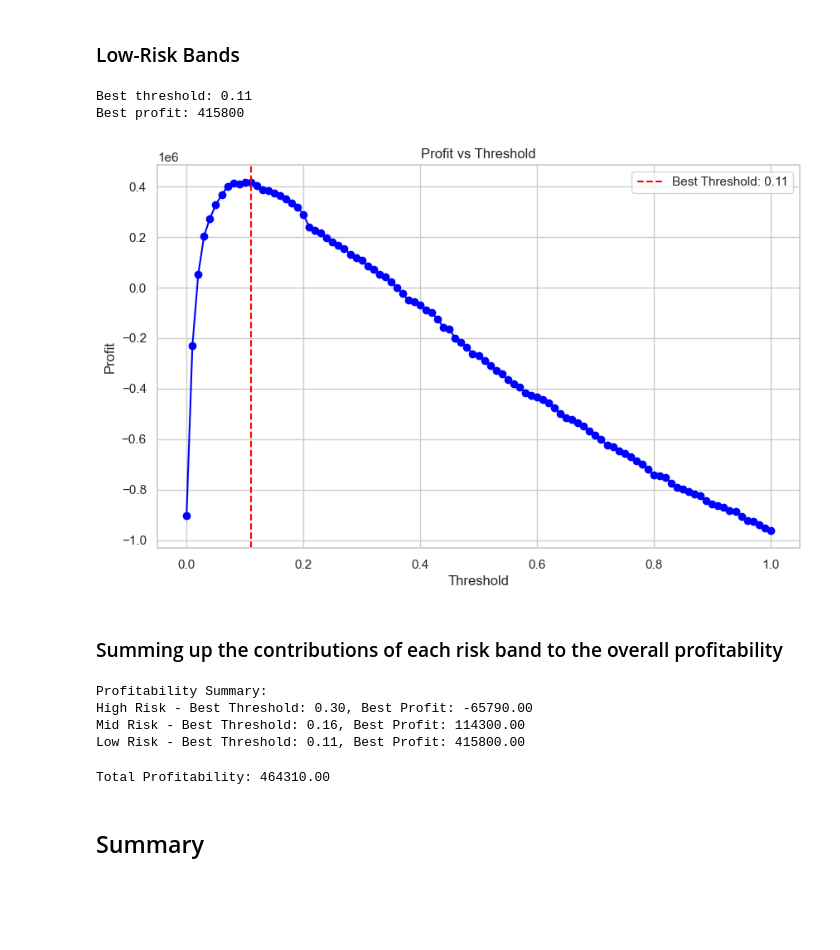
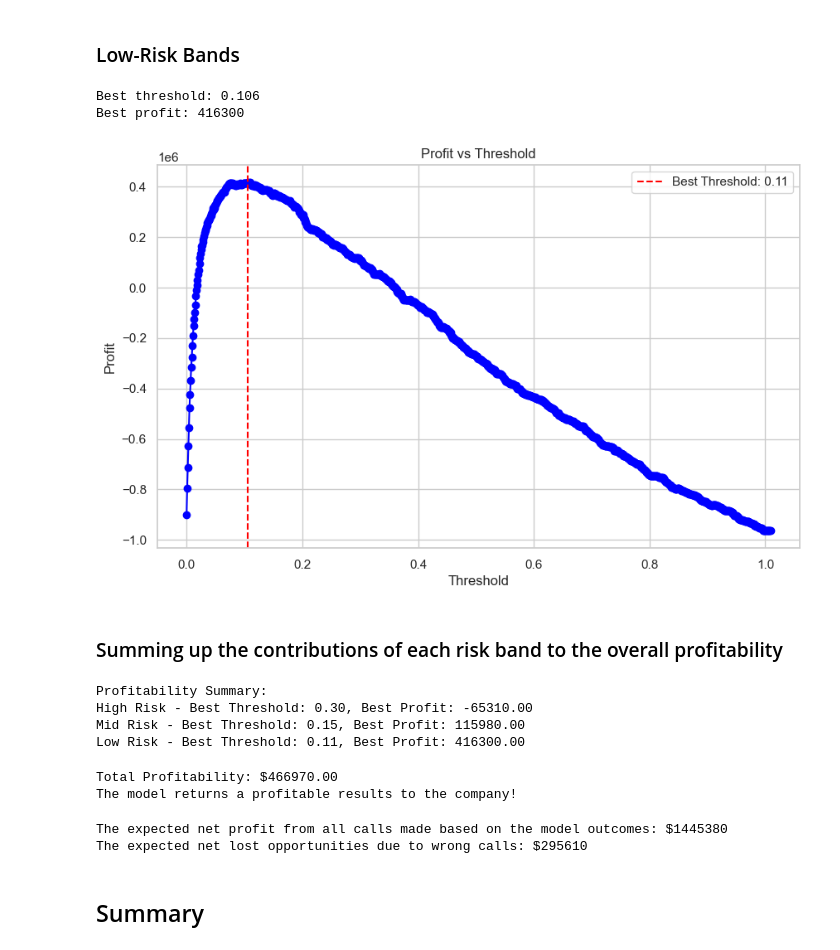
Before and after one commit to rickyjcg22/sales_success_prediction, a Jupyter notebook: model_logreg.ipynb, the cells around one changed output. Drawn from its saved outputs; the diff is of its cells as text; code cells hidden in the pictures; blank space fills up the shorter version.

```diff
--- a/model_logreg.ipynb
+++ b/model_logreg.ipynb
@@ -206,8 +289,10 @@ Accuracy Score for Best Model: 0.8537
 ### High-Risk Bands
 # %%
 # Setting up thresholds and profit placeholder
-thresholds = np.arange(0.0, 1.01, 0.01)
+thresholds = np.arange(0.0, 1.01, 0.001)
 profits_high = []
+tp_at_best_high = []
+fn_at_best_high = []
 
 # Defining a profit function for high-risk customers
 for t in thresholds:
@@ -226,6 +311,8 @@ for t in thresholds:
 
     profit = (TP * tp_gain) - (FP * fp_cost) - (FN * fn_cost)
     profits_high.append(profit)
+    tp_at_best_high.append(TP)
+    fn_at_best_high.append(FN)
 
 best_idx_high = np.argmax(profits_high)
 best_threshold_high = thresholds[best_idx_high]
@@ -252,8 +342,10 @@ Best profit: -65790
 ### Medium-Risk Bands
 # %%
 # Setting up thresholds and profit placeholder
-thresholds = np.arange(0.0, 1.01, 0.01)
+thresholds = np.arange(0.0, 1.01, 0.001)
 profits_mid = []
+tp_at_best_mid = []
+fn_at_best_mid = []
 
 # Defining a profit function for high-risk customers
 for t in thresholds:
@@ -272,6 +364,8 @@ for t in thresholds:
 
     profit = (TP * tp_gain) - (FP * fp_cost) - (FN * fn_cost)
     profits_mid.append(profit)
+    tp_at_best_mid.append(TP)
+    fn_at_best_mid.append(FN)
 
 best_idx_mid = np.argmax(profits_mid)
 best_threshold_mid = thresholds[best_idx_mid]
@@ -283,7 +377,7 @@ print(f'Best profit: {best_profit}')
 # Plotting profit vs threshold
 plt.figure(figsize=(10, 6))
 plt.plot(thresholds, profits_mid, marker='o', color='blue')
-plt.axvline(x=best_threshold, color='red', linestyle='--', label=f'Best Threshold: {best_threshold_mid:.2f}')
+plt.axvline(x=best_threshold_mid, color='red', linestyle='--', label=f'Best Threshold: {best_threshold_mid:.2f}')
 plt.title('Profit vs Threshold')
 plt.xlabel('Threshold')
 plt.ylabel('Profit')
@@ -298,8 +395,10 @@ Best profit: 114300
 ### Low-Risk Bands
 # %%
 # Setting up thresholds and profit placeholder
-thresholds = np.arange(0.0, 1.01, 0.01)
+thresholds = np.arange(0.0, 1.01, 0.001)
 profits_low = []
+tp_at_best_low = []
+fn_at_best_low = []
 
 # Defining a profit function for high-risk customers
 for t in thresholds:
@@ -310,33 +409,35 @@ for t in thresholds:
     # Example: Profit = (TP * profit_per_positive) - (FP * cost_per_false_positive) - (FN * cost_per_false_negative)
     tp_gain = 1225  # Example profit for true positives
     fp_cost = 300  # Example cost for false positives
     fn_cost = tp_gain  # Example cost for false negatives
 
     TP = cm_thresholded[1, 1]
     FP = cm_thresholded[0, 1]
     FN = cm_thresholded[1, 0]
 
     profit = (TP * tp_gain) - (FP * fp_cost) - (FN * fn_cost)
     profits_low.append(profit)
+    tp_at_best_low.append(TP)
+    fn_at_best_low.append(FN)
 
 best_idx_low = np.argmax(profits_low)
 best_threshold_low = thresholds[best_idx_low]
 best_profit = profits_low[best_idx_low]
 
 print(f'Best threshold: {best_threshold_low}')
 print(f'Best profit: {best_profit}')
 
 # Plotting profit vs threshold
 plt.figure(figsize=(10, 6))
 plt.plot(thresholds, profits_low, marker='o', color='blue')
 plt.axvline(x=best_threshold_low, color='red', linestyle='--', label=f'Best Threshold: {best_threshold_low:.2f}')
 plt.title('Profit vs Threshold')
 plt.xlabel('Threshold')
 plt.ylabel('Profit')
 plt.legend()
 plt.grid(True)
 plt.show()
 # %% [output]
-Best threshold: 0.11
-Best profit: 415800
+Best threshold: 0.106
+Best profit: 416300
-[figure, old version]
+[figure, new version]
@@ -364,9 +468,9 @@ for risk_band, metrics in profitability_summary.items():
     print(f"{risk_band} - Best Threshold: {metrics['Best Threshold']:.2f}, Best Profit: {metrics['Best Profit']:.2f}")
 # %% [output]
 Profitability Summary:
-High Risk - Best Threshold: 0.30, Best Profit: -65790.00
-Mid Risk - Best Threshold: 0.16, Best Profit: 114300.00
-Low Risk - Best Threshold: 0.11, Best Profit: 415800.00
+High Risk - Best Threshold: 0.30, Best Profit: -65310.00
+Mid Risk - Best Threshold: 0.15, Best Profit: 115980.00
+Low Risk - Best Threshold: 0.11, Best Profit: 416300.00
 # %%
 # Total Profitability Calculation
 total_profit = (
@@ -375,9 +479,29 @@ total_profit = (
     profitability_summary['Low Risk']['Best Profit']
 )
 
-print(f"\nTotal Profitability: {total_profit:.2f}")
+if total_profit > 0:
+    print(f"\nTotal Profitability: ${total_profit:.2f}")
+    print('The model returns a profitable results to the company!')
+elif total_profit < 0:
+    print(f"\nTotal Profitability: {total_profit:.2f}")
+    print('The model returns a losses to the company!')
+else:
+    print(f"\nTotal Profitability: {total_profit:.2f}")
+    print("The model cause no effect to the company's profitability!")
 # %% [output]
-Total Profitability: 464310.00
+Total Profitability: $466970.00
+The model returns a profitable results to the company!
+# %%
+# Expected net profit we stand on intended phone calls
+tp_total_profit = tp_at_best_high + tp_at_best_mid + tp_at_best_low
+print(f'The expected net profit from all calls made based on the model outcomes: ${tp_total_profit}')
+
+# Expected net loss in opportunity due to misclassified customers
+fn_total_loss = fn_at_best_high + fn_at_best_mid + fn_at_best_low
+print(f'The expected net lost opportunities due to wrong calls: ${fn_total_loss}')
+# %% [output]
+The expected net profit from all calls made based on the model outcomes: $1445380
+The expected net lost opportunities due to wrong calls: $295610
 # %% [markdown]
 ## Summary
 # %% [markdown]
```
Also changed, not shown: parts of 12 cells of this notebook.
